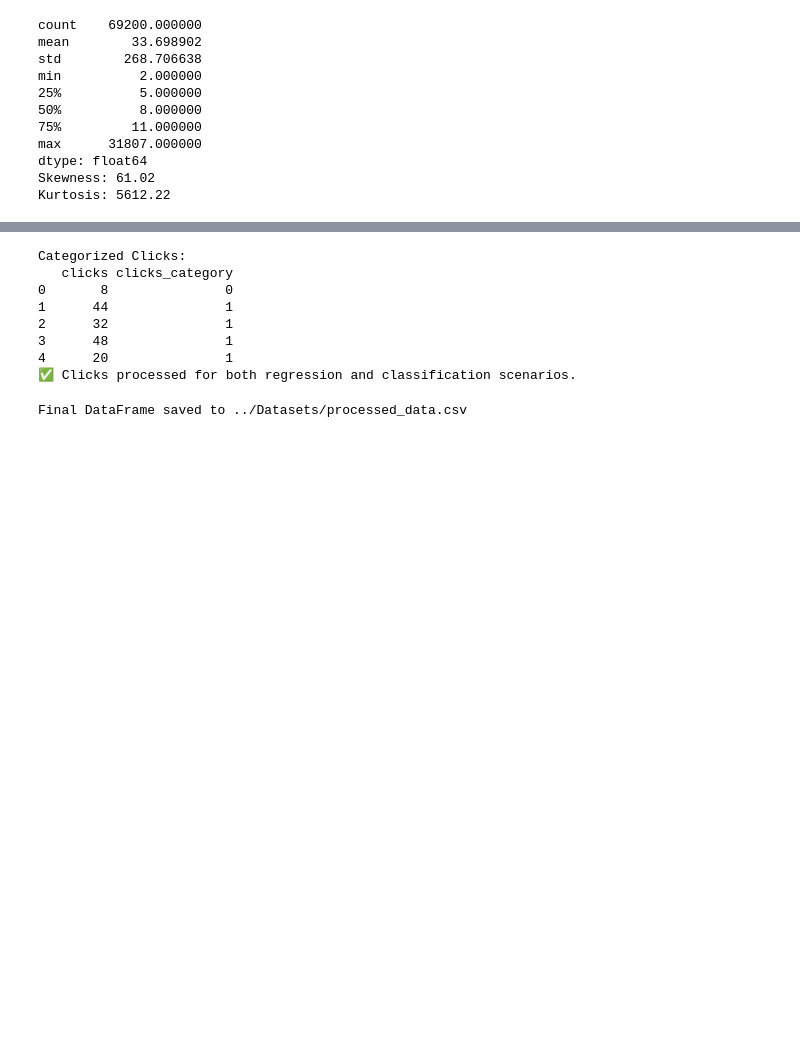
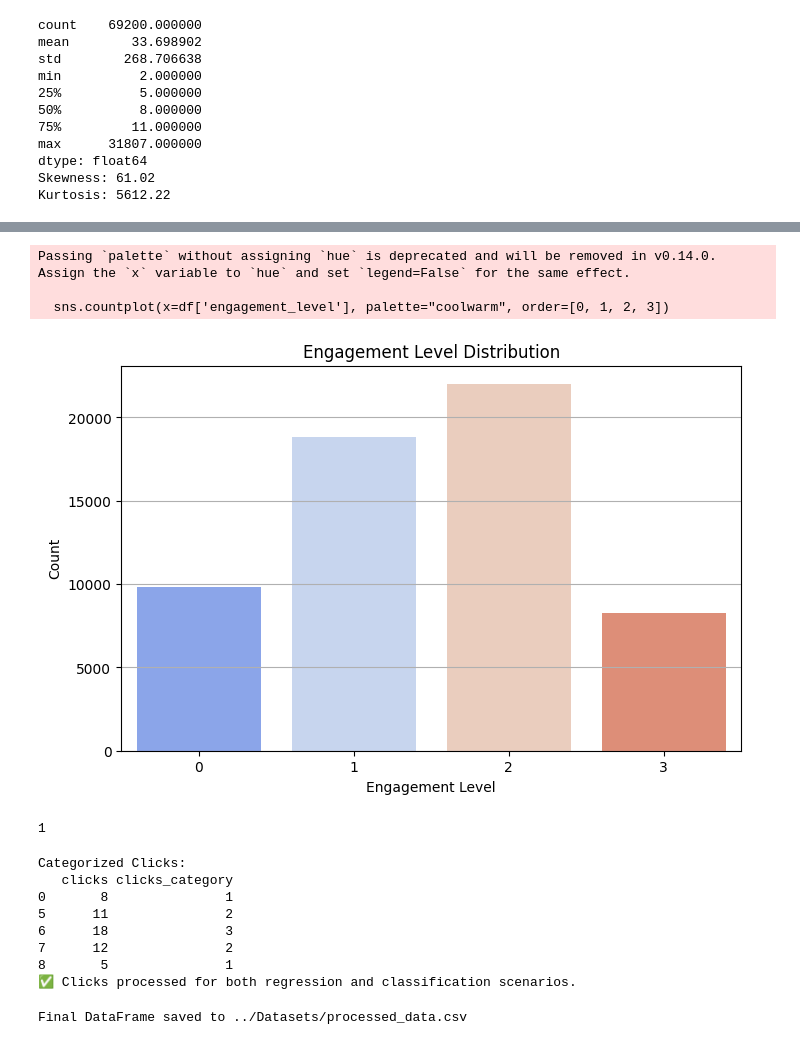
Before and after one commit to GinuraAdikari/InsightHive, a Jupyter notebook: Customer Engagement prediction/Data_preprocess/Data_preprocess.ipynb, the cells around one changed output, grey strips where cells are left out. Cells and saved outputs as stored; diff of their text form; code cells hidden in the pictures; blank space fills up the shorter version.

```diff
--- a/Customer Engagement prediction/Data_preprocess/Data_preprocess.ipynb
+++ b/Customer Engagement prediction/Data_preprocess/Data_preprocess.ipynb
@@ -522,7 +597,24 @@ Filtered Dataset Shape: (65749, 37)
+# %%
+plt.figure(figsize=(8, 5))
+sns.countplot(x=df['engagement_level'], palette="coolwarm", order=[0, 1, 2, 3])
+plt.xlabel("Engagement Level")
+plt.ylabel("Count")
+plt.title("Engagement Level Distribution")
+plt.grid(axis="y")
+plt.show()
+# %% [output]
+Passing `palette` without assigning `hue` is deprecated and will be removed in v0.14.0. Assign the `x` variable to `hue` and set `legend=False` for the same effect.
+
+  sns.countplot(x=df['engagement_level'], palette="coolwarm", order=[0, 1, 2, 3])
+[figure, added]
+# %%
+print(df['engagement_level'].isna().sum())
+# %% [output]
+1
 # %%
 # 2. Classification Approach: Binning into 5 Engagement Levels
-bins = [0, 20, 50, 80, 120, float('inf')]
-labels = [0, 1, 2, 3, 4]  # 5 engagement levels
+bins = [0, 5, 10, 15, float('inf')]
+labels = [0, 1, 2, 3]  # 5 engagement levels
 df['clicks_category'] = pd.cut(df['clicks'], bins=bins, labels=labels, right=False)
 
 # Verify classification
@@ -533,11 +625,11 @@ print('✅ Clicks processed for both regression and classification scenarios.')
 # %% [output]
 Categorized Clicks:
    clicks clicks_category
-0       8               0
-1      44               1
-2      32               1
-3      48               1
-4      20               1
+0       8               1
+5      11               2
+6      18               3
+7      12               2
+8       5               1
 ✅ Clicks processed for both regression and classification scenarios.
 # %%
 # Save the final DataFrame to a CSV file
```
Also changed, not shown: parts of 15 cells of this notebook, 11 other files.
